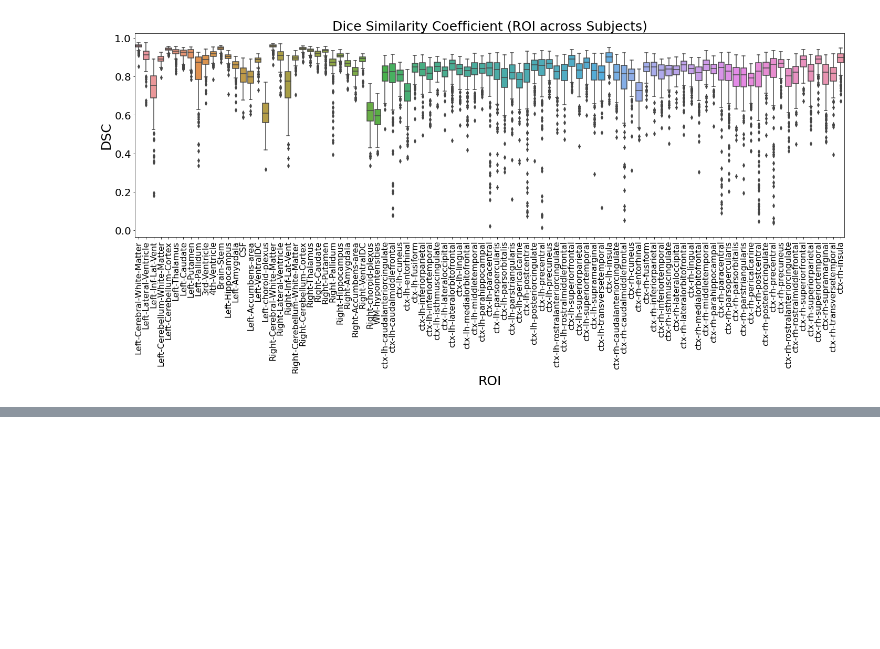
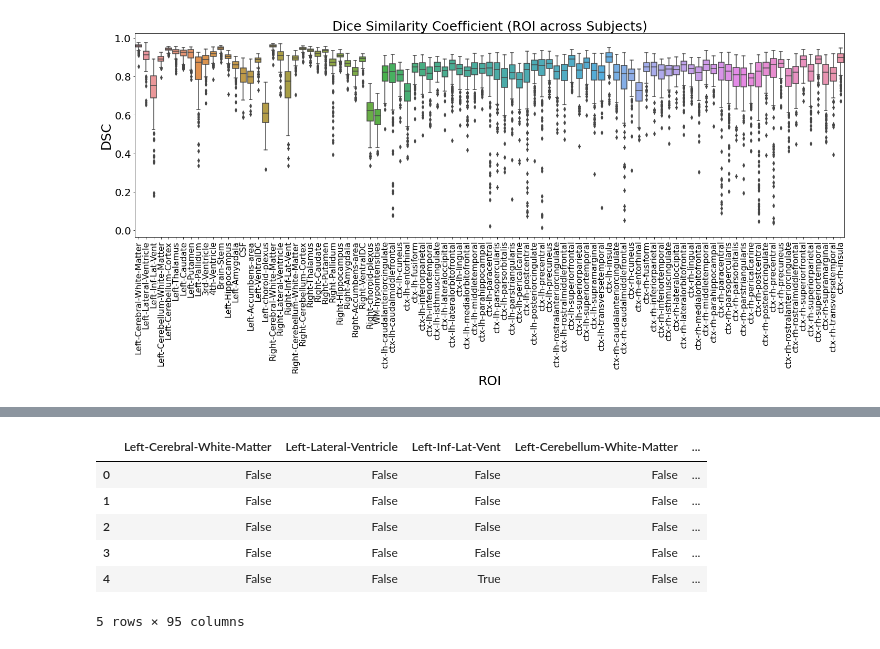
Before and after one commit to 0rC0/Kinderseg, a Jupyter notebook: Dice_Similarity_Coeff.ipynb, the cells around one changed output, grey strips where cells are left out. Saved outputs shown, nothing was run; the diff lists cells and outputs as text; code cells hidden in the pictures; blank space fills up the shorter version.

```diff
--- a/Dice_Similarity_Coeff.ipynb
+++ b/Dice_Similarity_Coeff.ipynb
@@ -227,0 +258,2 @@ np.unique(arr1, return_counts=True)
+# %%
+rois = df_out.columns
@@ -227,0 +280,18 @@ np.unique(arr1, return_counts=True)
+# %%
+d = dict()
+for roi in rois:
+    dscs = df_out[roi].values
+    median = np.median(dscs)
+    std = np.std(dscs)
+    d[roi] = (dscs < median - 2.698 * std)
+# %%
+outliers = pd.DataFrame.from_dict(d)
+outliers.head()
+# %% [output]
+|  | Left-Cerebral-White-Matter | Left-Lateral-Ventricle | Left-Inf-Lat-Vent | Left-Cerebellum-White-Matter | ... |
+| 0 | False | False | False | False | ... |
+| 1 | False | False | False | False | ... |
+| 2 | False | False | False | False | ... |
+| 3 | False | False | False | False | ... |
+| 4 | False | False | True | False | ... |
+5 rows × 95 columns
```
Also changed, not shown: parts of 24 cells of this notebook, 1 other file.
